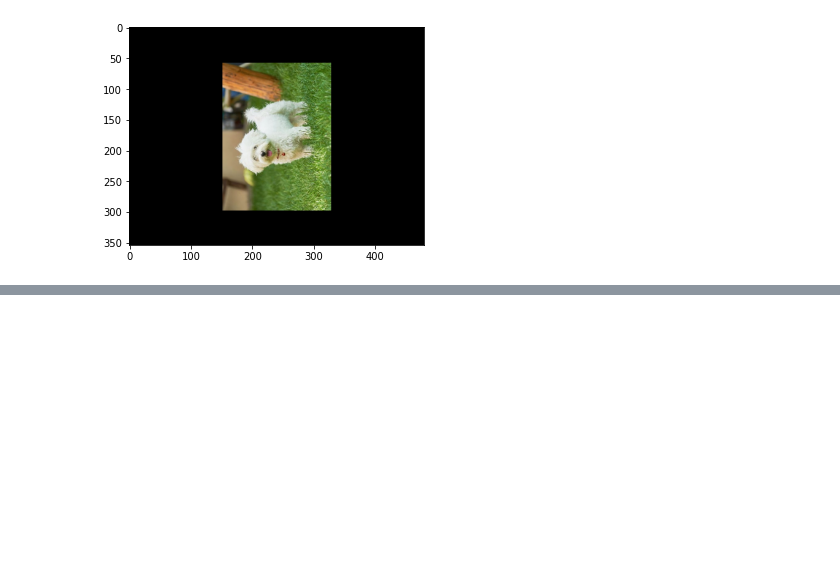
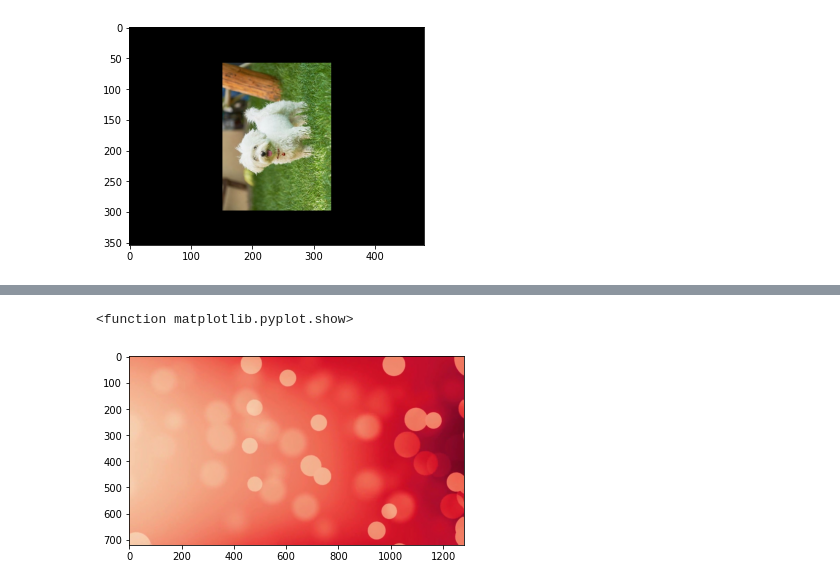
Before and after one commit to kikiru328/Bone_Detection, a Jupyter notebook: OpenCV_study_code/OpenCV_1.ipynb, the cells around one changed output, grey strips where cells are left out. Saved outputs shown, nothing was run; the diff lists cells and outputs as text; code cells hidden in the pictures; blank space fills up the shorter version.

```diff
--- a/OpenCV_study_code/OpenCV_1.ipynb
+++ b/OpenCV_study_code/OpenCV_1.ipynb
@@ -200,0 +219,8 @@ plt.show
+# %%
+# image_1.jpg
+image_1 = cv2.imread('image_1.jpg')
+plt.imshow(cv2.cvtColor( image_1, cv2.COLOR_BGR2RGB))
+plt.show
+# %% [output]
+<function matplotlib.pyplot.show>
+[figure, added]
```
Also changed, not shown: parts of 9 cells of this notebook.
